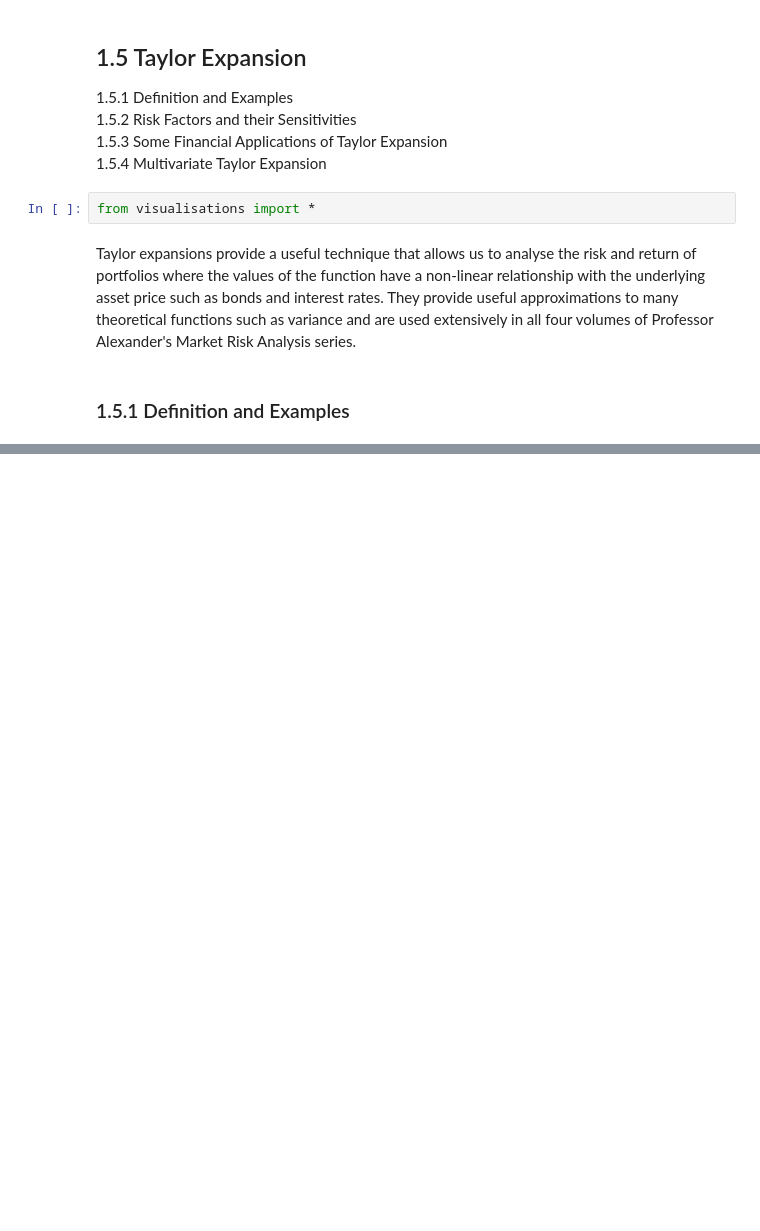
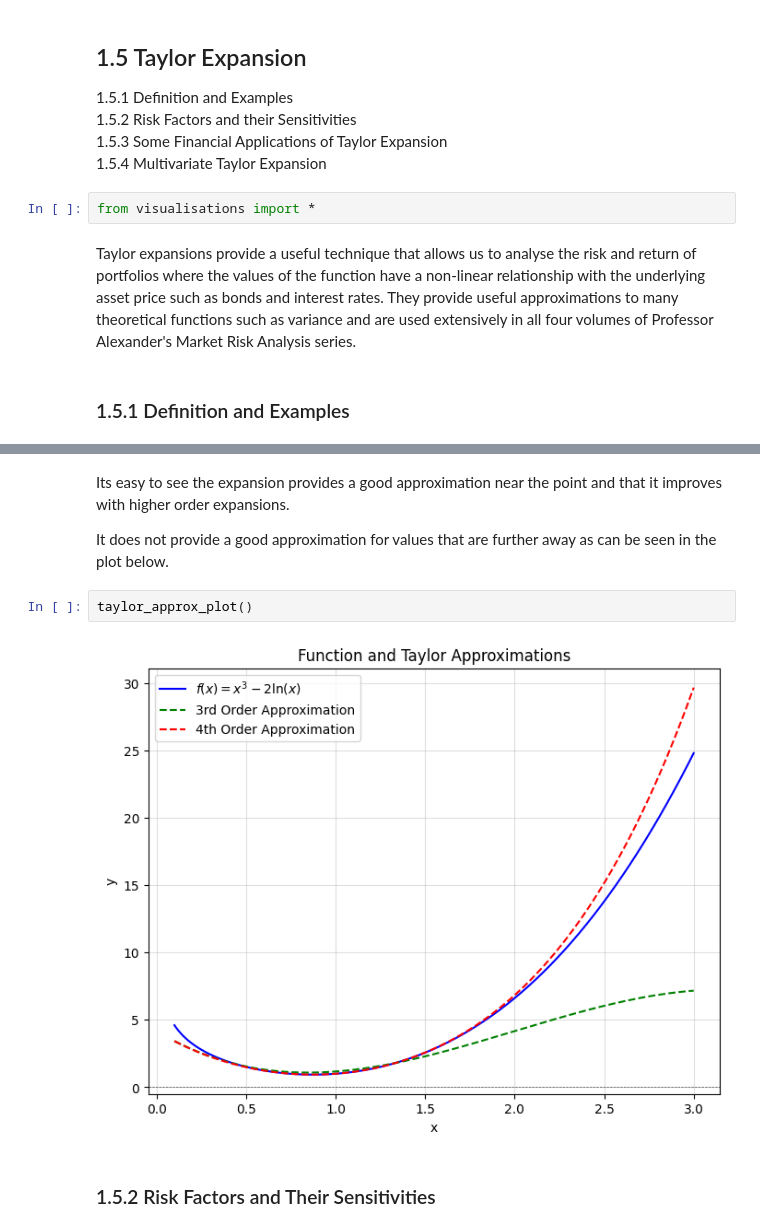
Before and after one commit to mickeyadd/my_risk_toolkit, a Jupyter notebook: Market Risk Analysis Notes/I. Quantitative Methods in Finance/Chapter 1 - Basic Calculus for Finance/1.5 Taylor Expansion.ipynb, the cells around one changed output, grey strips where cells are left out. Saved outputs shown, nothing was run; the diff lists cells and outputs as text; blank space fills up the shorter version.

```diff
--- a/Market Risk Analysis Notes/I. Quantitative Methods in Finance/Chapter 1 - Basic Calculus for Finance/1.5 Taylor Expansion.ipynb
+++ b/Market Risk Analysis Notes/I. Quantitative Methods in Finance/Chapter 1 - Basic Calculus for Finance/1.5 Taylor Expansion.ipynb
@@ -43,0 +69,10 @@ which simplifies to
+# %% [markdown]
+Its easy to see the expansion provides a good approximation near the point and that it improves with higher order expansions.
+
+It does not provide a good approximation for values that are further away as can be seen in the plot below.
+# %%
+taylor_approx_plot()
+# %% [output]
+[figure, added]
+# %% [markdown]
+### 1.5.2 Risk Factors and Their Sensitivities
```
Also changed, not shown: parts of 5 cells of this notebook, 1 other file.
